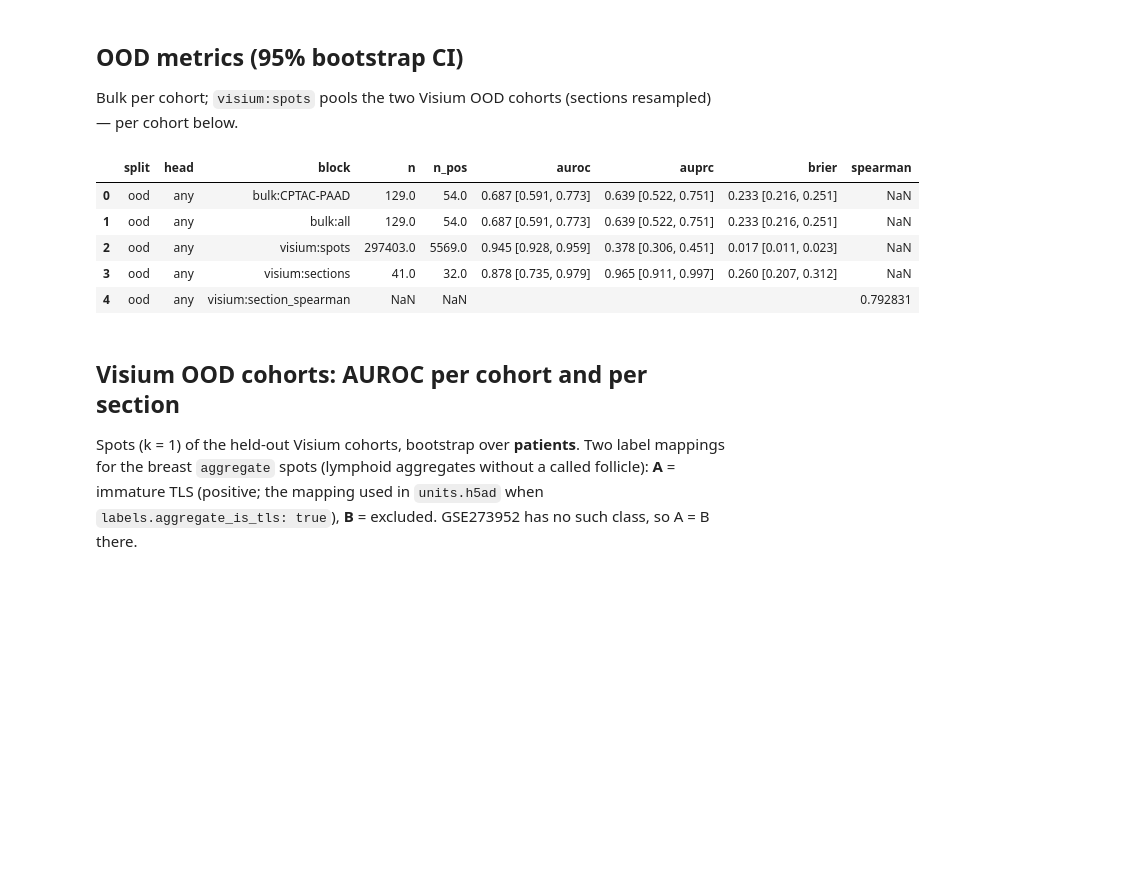
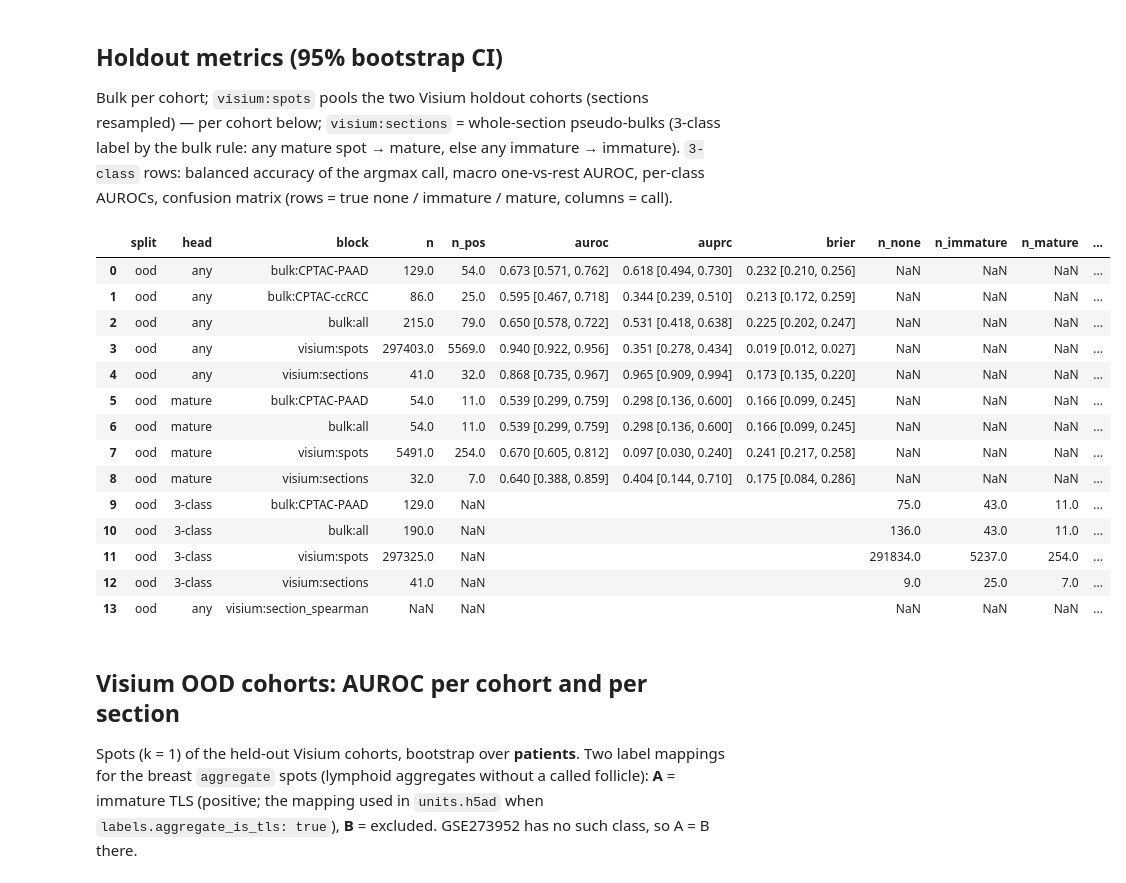
Before and after one commit to onion-42/tls-spatial-bulk, a Jupyter notebook: notebooks/04_predict_ood.ipynb, the cells around one changed output. Saved outputs shown, nothing was run; the diff lists cells and outputs as text; code cells hidden in the pictures; blank space fills up the shorter version.

```diff
--- a/notebooks/04_predict_ood.ipynb
+++ b/notebooks/04_predict_ood.ipynb
@@ -42,8 +42,13 @@ obs = units.obs
 with open(ROOT / "models" / "tls_model.pkl", "rb") as handle:
     saved = pickle.load(handle)
 variant = saved["variant"]
-p_tls = pipeline.predict_in_chunks(units, meta, variant, saved["models"]["any"], saved["calibrators"]["any"])
-confidence = np.maximum(p_tls, 1 - p_tls)
-print("variant:", variant, "| model:", saved["best"]["any"])
-print(obs.loc[obs["split"] == "ood"].groupby(["kind", "source", "unit"], observed=True).size())
+distill = pipeline.distill_rows(obs)
+display(pipeline.leakage_report(obs, {h: pipeline.train_rows(obs, h) | distill for h in saved["models"]},
+                                {h: pipeline.calibration_rows(obs, h) for h in ("any", "mature")}))
+probs = pipeline.predict_three_in_chunks(units, meta, variant, saved)
+p_tls, p_mature = pipeline.heads_from_three(probs)
+call = probs.argmax(axis=1)
+confidence = probs.max(axis=1)
+print("variant:", variant, "| form:", saved["form"], "| models:", saved["best"])
+print(obs.loc[obs["role"] == "holdout"].groupby(["kind", "source", "unit"], observed=True).size())
 # %% [output]
@@ -57,19 +69,28 @@ visium  GSE273952   section         8
 dtype: int64
 # %% [markdown]
-## OOD metrics (95% bootstrap CI)
+## Holdout metrics (95% bootstrap CI)
 
-Bulk per cohort; `visium:spots` pools the two Visium OOD cohorts (sections resampled) — per cohort below.
+Bulk per cohort; `visium:spots` pools the two Visium holdout cohorts (sections resampled) — per cohort below; `visium:sections` = whole-section pseudo-bulks (3-class label by the bulk rule: any mature spot → mature, else any immature → immature). `3-class` rows: balanced accuracy of the argmax call, macro one-vs-rest AUROC, per-class AUROCs, confusion matrix (rows = true none / immature / mature, columns = call).
 # %%
-ood = pipeline.evaluate_split(obs, p_tls, None, "ood")
-ood.to_csv(paths["results"] / "ood_metrics.tsv", sep="	", index=False)
+ood = pipeline.evaluate_split(obs, probs, "ood")
+ood.to_csv(paths["results"] / "ood_metrics.tsv", sep="\t", index=False)
 evaluate.metrics_table(ood.to_dict("records"))
 # %% [output]
-|  | split | head | block | n | n_pos | auroc | auprc | brier | spearman |
-| 0 | ood | any | bulk:CPTAC-PAAD | 129.0 | 54.0 | 0.687 [0.591, 0.773] | 0.639 [0.522, 0.751] | 0.233 [0.216, 0.251] | NaN |
-| 1 | ood | any | bulk:all | 129.0 | 54.0 | 0.687 [0.591, 0.773] | 0.639 [0.522, 0.751] | 0.233 [0.216, 0.251] | NaN |
-| 2 | ood | any | visium:spots | 297403.0 | 5569.0 | 0.945 [0.928, 0.959] | 0.378 [0.306, 0.451] | 0.017 [0.011, 0.023] | NaN |
-| 3 | ood | any | visium:sections | 41.0 | 32.0 | 0.878 [0.735, 0.979] | 0.965 [0.911, 0.997] | 0.260 [0.207, 0.312] | NaN |
-| 4 | ood | any | visium:section_spearman | NaN | NaN |  |  |  | 0.792831 |
+|  | split | head | block | n | n_pos | auroc | auprc | brier | n_none | n_immature | n_mature | ... |
+| 0 | ood | any | bulk:CPTAC-PAAD | 129.0 | 54.0 | 0.673 [0.571, 0.762] | 0.618 [0.494, 0.730] | 0.232 [0.210, 0.256] | NaN | NaN | NaN | ... |
+| 1 | ood | any | bulk:CPTAC-ccRCC | 86.0 | 25.0 | 0.595 [0.467, 0.718] | 0.344 [0.239, 0.510] | 0.213 [0.172, 0.259] | NaN | NaN | NaN | ... |
+| 2 | ood | any | bulk:all | 215.0 | 79.0 | 0.650 [0.578, 0.722] | 0.531 [0.418, 0.638] | 0.225 [0.202, 0.247] | NaN | NaN | NaN | ... |
+| 3 | ood | any | visium:spots | 297403.0 | 5569.0 | 0.940 [0.922, 0.956] | 0.351 [0.278, 0.434] | 0.019 [0.012, 0.027] | NaN | NaN | NaN | ... |
+| 4 | ood | any | visium:sections | 41.0 | 32.0 | 0.868 [0.735, 0.967] | 0.965 [0.909, 0.994] | 0.173 [0.135, 0.220] | NaN | NaN | NaN | ... |
+| 5 | ood | mature | bulk:CPTAC-PAAD | 54.0 | 11.0 | 0.539 [0.299, 0.759] | 0.298 [0.136, 0.600] | 0.166 [0.099, 0.245] | NaN | NaN | NaN | ... |
+| 6 | ood | mature | bulk:all | 54.0 | 11.0 | 0.539 [0.299, 0.759] | 0.298 [0.136, 0.600] | 0.166 [0.099, 0.245] | NaN | NaN | NaN | ... |
+| 7 | ood | mature | visium:spots | 5491.0 | 254.0 | 0.670 [0.605, 0.812] | 0.097 [0.030, 0.240] | 0.241 [0.217, 0.258] | NaN | NaN | NaN | ... |
+| 8 | ood | mature | visium:sections | 32.0 | 7.0 | 0.640 [0.388, 0.859] | 0.404 [0.144, 0.710] | 0.175 [0.084, 0.286] | NaN | NaN | NaN | ... |
+| 9 | ood | 3-class | bulk:CPTAC-PAAD | 129.0 | NaN |  |  |  | 75.0 | 43.0 | 11.0 | ... |
+| 10 | ood | 3-class | bulk:all | 190.0 | NaN |  |  |  | 136.0 | 43.0 | 11.0 | ... |
+| 11 | ood | 3-class | visium:spots | 297325.0 | NaN |  |  |  | 291834.0 | 5237.0 | 254.0 | ... |
+| 12 | ood | 3-class | visium:sections | 41.0 | NaN |  |  |  | 9.0 | 25.0 | 7.0 | ... |
+| 13 | ood | any | visium:section_spearman | NaN | NaN |  |  |  | NaN | NaN | NaN | ... |
 # %% [markdown]
 ## Visium OOD cohorts: AUROC per cohort and per section
 
```
Also changed, not shown: parts of 11 cells of this notebook, 45 other files.
